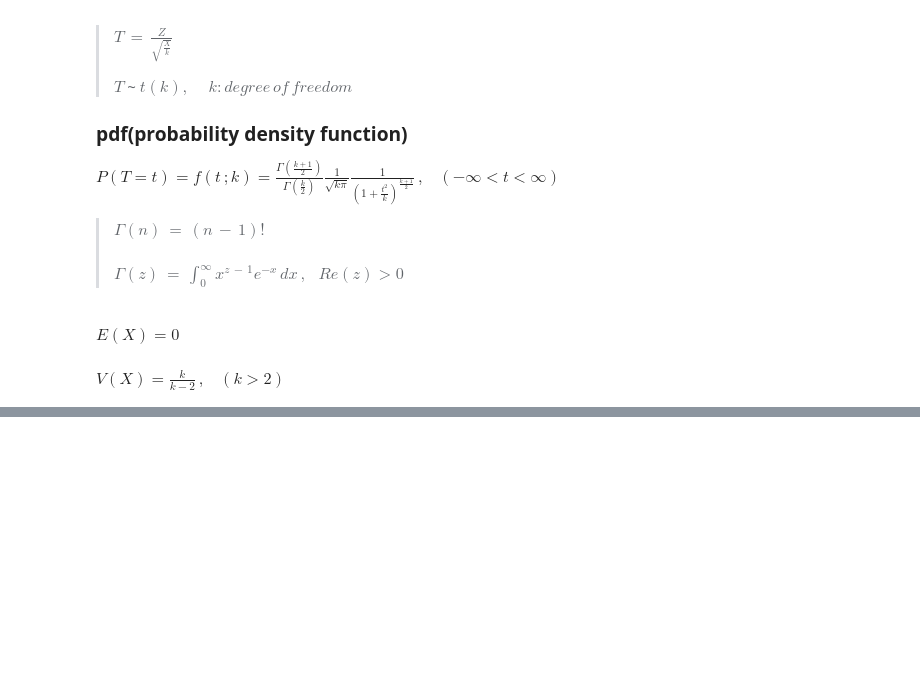
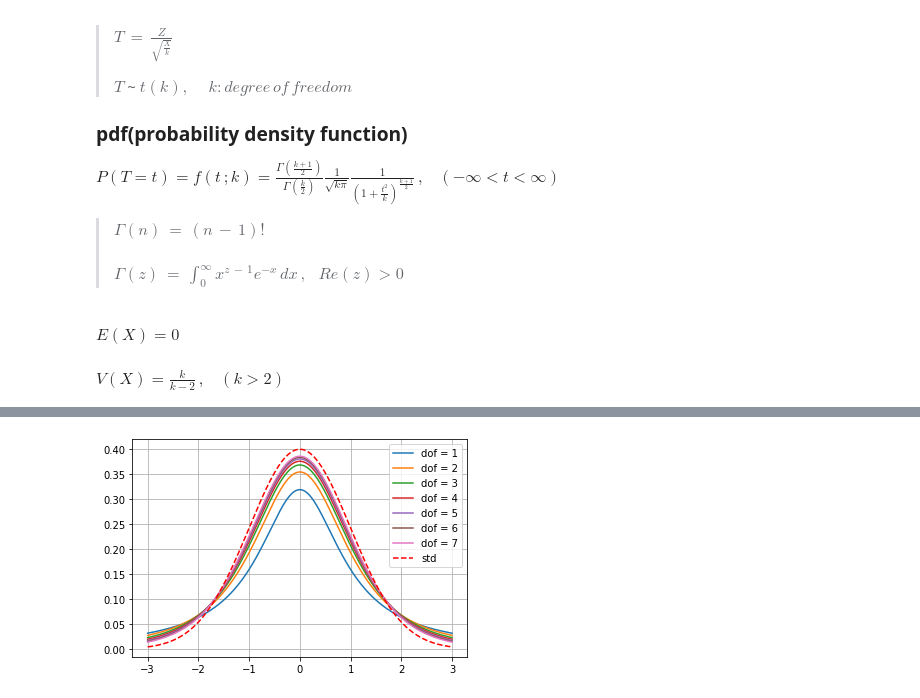
Before and after one commit to rolroralra/jupyter_notebook_statistics, a Jupyter notebook: workspace/Probability_Distribution.ipynb, the cells around one changed output, grey strips where cells are left out. Saved outputs shown, nothing was run; the diff lists cells and outputs as text; code cells hidden in the pictures; blank space fills up the shorter version.

```diff
--- a/workspace/Probability_Distribution.ipynb
+++ b/workspace/Probability_Distribution.ipynb
@@ -630,10 +822,19 @@ print_pdf_figure(x=x, y=y, name=f"t Distribution, dof={dof}")
 # %%
 start = 1
 end = 8
 
 x = np.linspace(-3, 3, sample_size)
 for dof in range(start,end):
     y = stats.t.pdf(x, dof)
     plt.plot(x, y)
-plt.legend((f"dof = " +  pd.Series(np.arange(start,end)).astype('str')).values, loc="best")
+
+legend_list = (f"dof = " +  pd.Series(np.arange(start,end)).astype('str')).to_list()
+legend_list.append("std")
+
+y = stats.norm.pdf(x)
+plt.plot(x, y, "r--")
+
+plt.legend(legend_list, loc="best")
 plt.grid()
+# %% [output]
+[figure, added]
```
Also changed, not shown: parts of 21 cells of this notebook, 2 other files.
